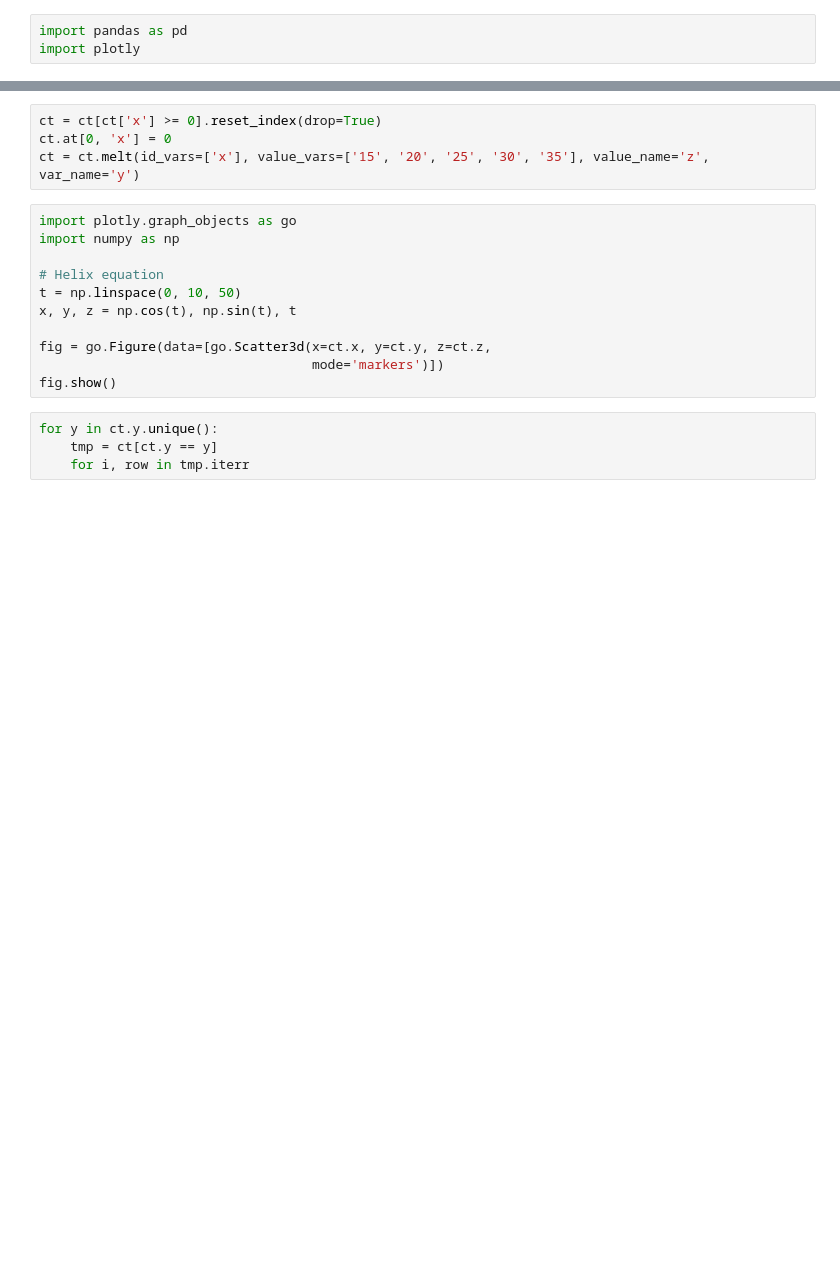
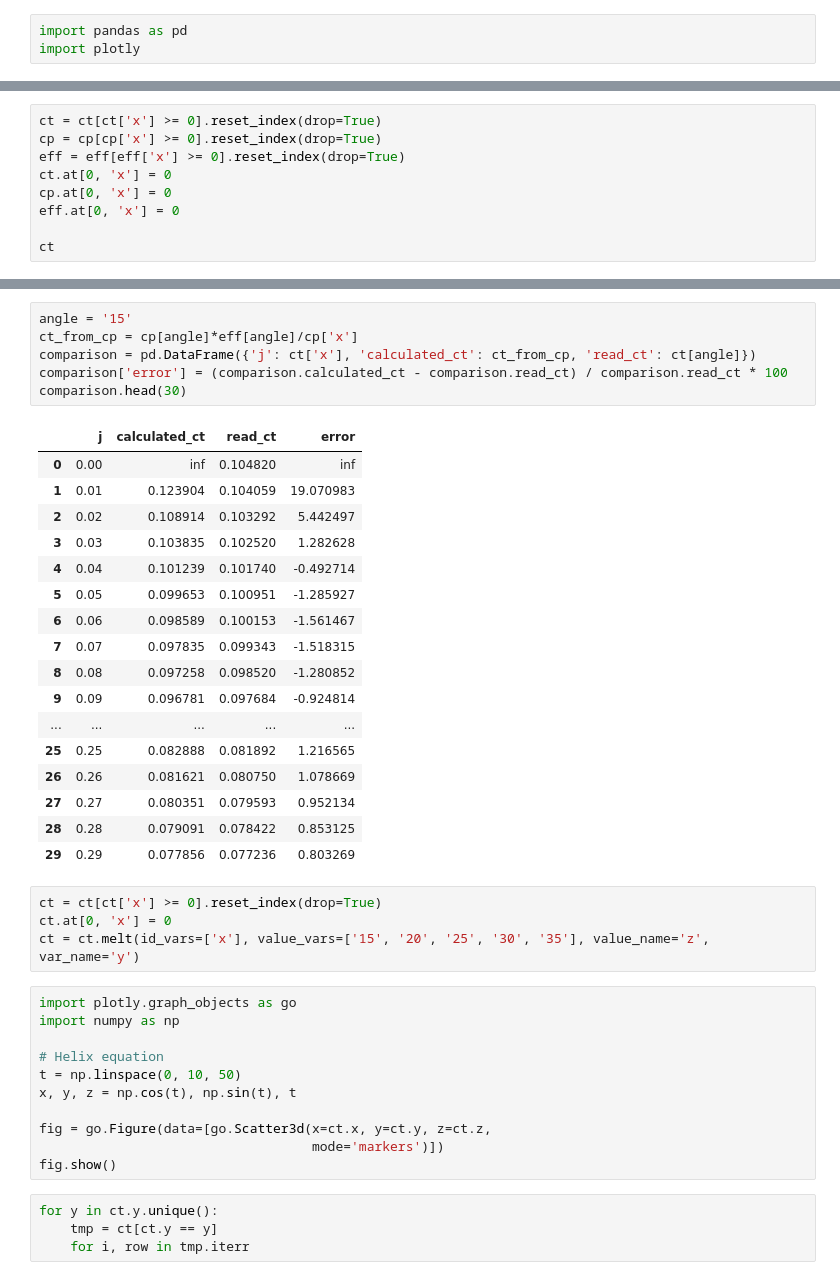
Before and after one commit to adamsmietanka/aircraft-python, a Jupyter notebook: zad5/compare-power-thrust-coeffs.ipynb, the cells around one changed output, grey strips where cells are left out. Cells and saved outputs as stored; diff of their text form; blank space fills up the shorter version.

Commit message:
feat: add coeffs comparison for different angles

```diff
--- a/zad5/compare-power-thrust-coeffs.ipynb
+++ b/zad5/compare-power-thrust-coeffs.ipynb
@@ -32,0 +23,9 @@ dtype: object
+# %%
+ct = ct[ct['x'] >= 0].reset_index(drop=True)
+cp = cp[cp['x'] >= 0].reset_index(drop=True)
+eff = eff[eff['x'] >= 0].reset_index(drop=True)
+ct.at[0, 'x'] = 0
+cp.at[0, 'x'] = 0
+eff.at[0, 'x'] = 0
+
+ct
@@ -33,3 +46,27 @@ dtype: object
+# %%
+angle = '15'
+ct_from_cp = cp[angle]*eff[angle]/cp['x']
+comparison = pd.DataFrame({'j': ct['x'], 'calculated_ct': ct_from_cp, 'read_ct': ct[angle]})
+comparison['error'] = (comparison.calculated_ct - comparison.read_ct) / comparison.read_ct * 100
+comparison.head(30)
+# %% [output]
+|  | j | calculated_ct | read_ct | error |
+| 0 | 0.00 | inf | 0.104820 | inf |
+| 1 | 0.01 | 0.123904 | 0.104059 | 19.070983 |
+| 2 | 0.02 | 0.108914 | 0.103292 | 5.442497 |
+| 3 | 0.03 | 0.103835 | 0.102520 | 1.282628 |
+| 4 | 0.04 | 0.101239 | 0.101740 | -0.492714 |
+| 5 | 0.05 | 0.099653 | 0.100951 | -1.285927 |
+| 6 | 0.06 | 0.098589 | 0.100153 | -1.561467 |
+| 7 | 0.07 | 0.097835 | 0.099343 | -1.518315 |
+| 8 | 0.08 | 0.097258 | 0.098520 | -1.280852 |
+| 9 | 0.09 | 0.096781 | 0.097684 | -0.924814 |
+| ... | ... | ... | ... | ... |
+| 25 | 0.25 | 0.082888 | 0.081892 | 1.216565 |
+| 26 | 0.26 | 0.081621 | 0.080750 | 1.078669 |
+| 27 | 0.27 | 0.080351 | 0.079593 | 0.952134 |
+| 28 | 0.28 | 0.079091 | 0.078422 | 0.853125 |
+| 29 | 0.29 | 0.077856 | 0.077236 | 0.803269 |
 # %%
 ct = ct[ct['x'] >= 0].reset_index(drop=True)
 ct.at[0, 'x'] = 0
```
Also changed, not shown: parts of 3 cells of this notebook, 4 other files.
